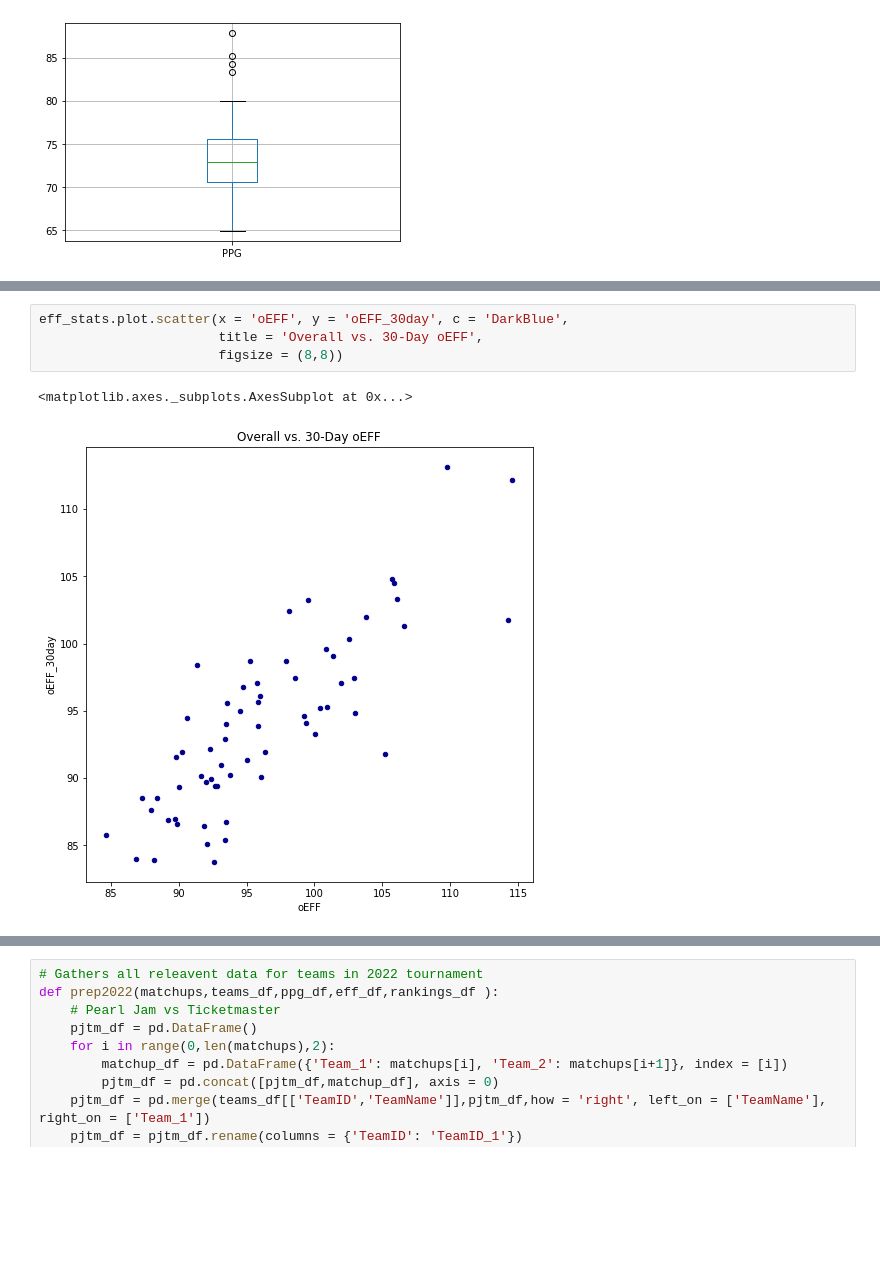
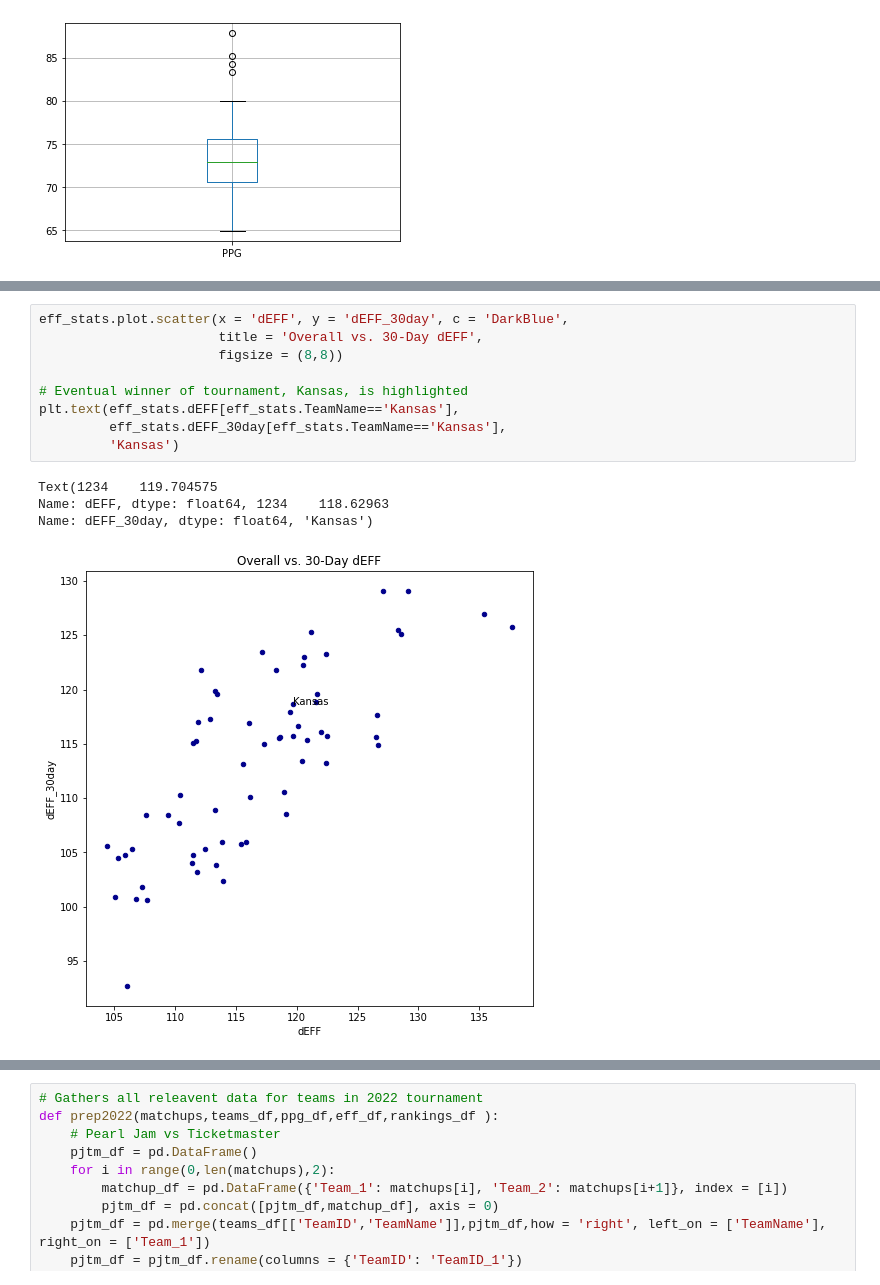
Before and after one commit to ZChipman/Predicting_March_Madness, a Jupyter notebook: 2022 March Maddness Prediction.ipynb, the cells around one changed output, grey strips where cells are left out. Saved outputs shown, nothing was run; the diff lists cells and outputs as text; blank space fills up the shorter version.

Commit message:
Altered scatter plots and created new box-plots

```diff
--- a/2022 March Maddness Prediction.ipynb
+++ b/2022 March Maddness Prediction.ipynb
@@ -608,7 +669,14 @@ eff_stats.plot.scatter(x = 'oEFF', y = 'dEFF', c = 'DarkBlue',
 # %%
-eff_stats.plot.scatter(x = 'oEFF', y = 'oEFF_30day', c = 'DarkBlue',
-                       title = 'Overall vs. 30-Day oEFF',
+eff_stats.plot.scatter(x = 'dEFF', y = 'dEFF_30day', c = 'DarkBlue',
+                       title = 'Overall vs. 30-Day dEFF',
                        figsize = (8,8))
+
+# Eventual winner of tournament, Kansas, is highlighted
+plt.text(eff_stats.dEFF[eff_stats.TeamName=='Kansas'],
+         eff_stats.dEFF_30day[eff_stats.TeamName=='Kansas'],
+         'Kansas')
 # %% [output]
-<matplotlib.axes._subplots.AxesSubplot at 0x...>
+Text(1234    119.704575
+Name: dEFF, dtype: float64, 1234    118.62963
+Name: dEFF_30day, dtype: float64, 'Kansas')
-[figure, old version]
+[figure, new version]
```
Also changed, not shown: parts of 21 cells of this notebook.
